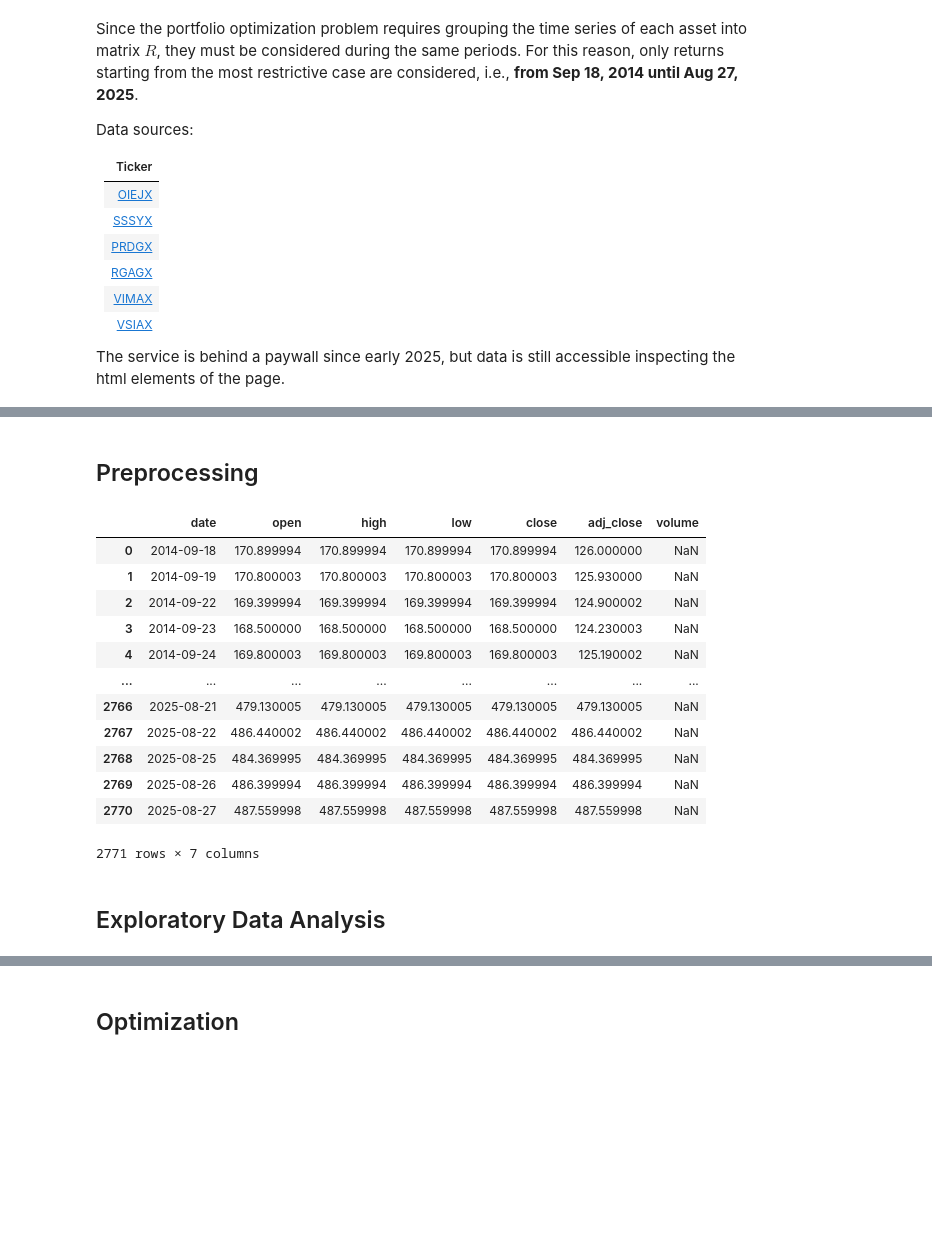
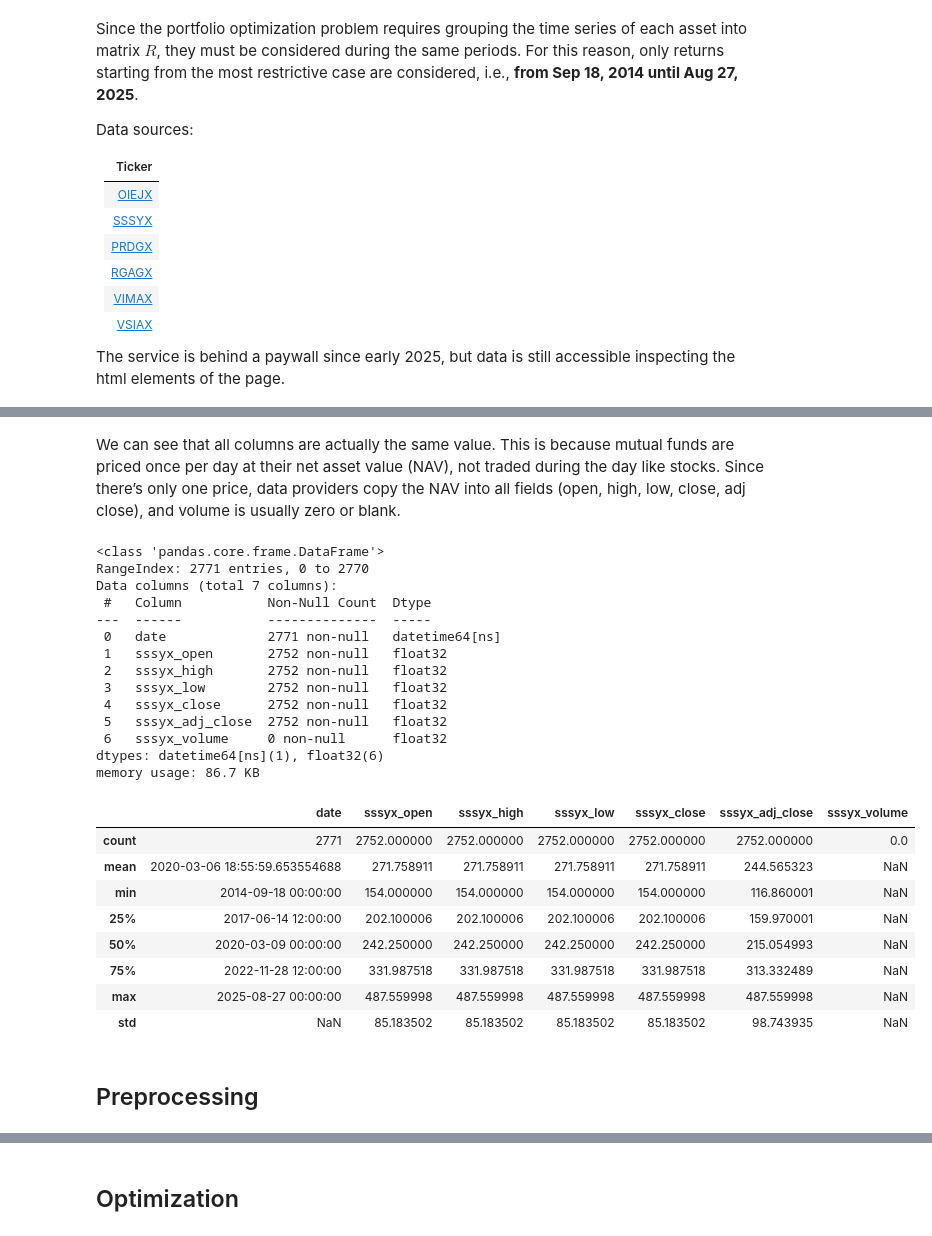
Before and after one commit to Grego-GT/portfolioOptimization, a Jupyter notebook: src/portfolioOptimization.ipynb, the cells around one changed output, grey strips where cells are left out. Saved outputs shown, nothing was run; the diff lists cells and outputs as text; code cells hidden in the pictures; blank space fills up the shorter version.

```diff
--- a/src/portfolioOptimization.ipynb
+++ b/src/portfolioOptimization.ipynb
@@ -88,53 +148,31 @@ import cvxpy as cp
+# %% [markdown]
+We can see that all columns are actually the same value. This is because mutual funds are priced once per day at their net asset value (NAV), not traded during the day like stocks. Since there’s only one price, data providers copy the NAV into all fields (open, high, low, close, adj close), and volume is usually zero or blank.
+# %%
+sssyx.info()
+sssyx.describe()
+# %% [output]
+<class 'pandas.core.frame.DataFrame'>
+RangeIndex: 2771 entries, 0 to 2770
+Data columns (total 7 columns):
+ #   Column           Non-Null Count  Dtype
+---  ------           --------------  -----
+ 0   date             2771 non-null   datetime64[ns]
+ 1   sssyx_open       2752 non-null   float32
+ 2   sssyx_high       2752 non-null   float32
+ 3   sssyx_low        2752 non-null   float32
+ 4   sssyx_close      2752 non-null   float32
+ 5   sssyx_adj_close  2752 non-null   float32
+ 6   sssyx_volume     0 non-null      float32
+dtypes: datetime64[ns](1), float32(6)
+memory usage: 86.7 KB
+|  | date | sssyx_open | sssyx_high | sssyx_low | sssyx_close | sssyx_adj_close | sssyx_volume |
+| count | 2771 | 2752.000000 | 2752.000000 | 2752.000000 | 2752.000000 | 2752.000000 | 0.0 |
+| mean | 2020-03-06 18:55:59.653554688 | 271.758911 | 271.758911 | 271.758911 | 271.758911 | 244.565323 | NaN |
+| min | 2014-09-18 00:00:00 | 154.000000 | 154.000000 | 154.000000 | 154.000000 | 116.860001 | NaN |
+| 25% | 2017-06-14 12:00:00 | 202.100006 | 202.100006 | 202.100006 | 202.100006 | 159.970001 | NaN |
+| 50% | 2020-03-09 00:00:00 | 242.250000 | 242.250000 | 242.250000 | 242.250000 | 215.054993 | NaN |
+| 75% | 2022-11-28 12:00:00 | 331.987518 | 331.987518 | 331.987518 | 331.987518 | 313.332489 | NaN |
+| max | 2025-08-27 00:00:00 | 487.559998 | 487.559998 | 487.559998 | 487.559998 | 487.559998 | NaN |
+| std | NaN | 85.183502 | 85.183502 | 85.183502 | 85.183502 | 98.743935 | NaN |
 # %% [markdown]
 ## Preprocessing
-# %%
-# Path to the HTML file
-html_file = '../data/sssyx.html'
-
-# Read the HTML file
-with open(html_file, 'r') as file:
-    html_content = file.read()
-
-# Parse HTML content
-soup = BeautifulSoup(html_content, 'lxml')
-
-# Extract table data
-table_rows = soup.find_all('tr')
-
-# Prepare data for pandas DataFrame
-data = []
-for row in table_rows:
-    row_data = []
-    for cell in row.find_all(['td', 'th']):
-        row_data.append(cell.text.strip())
-    if row_data:  # Skip empty rows
-        data.append(row_data)
-
-# Create DataFrame
-columns = ['date', 'open', 'high', 'low', 'close', 'adj_close', 'volume']
-df = pd.DataFrame(data, columns=columns)
-df['date'] = pd.to_datetime(df['date'])
-# Convert all columns except 'date' to numeric, downcasting to the smallest float possible
-for col in df.columns:
-    if col != 'date':
-        df[col] = pd.to_numeric(df[col], errors='coerce', downcast='float')
-df = df.sort_values('date', ascending=True).reset_index(drop=True)
-
-# Display the DataFrame
-df
-# %% [output]
-|  | date | open | high | low | close | adj_close | volume |
-| 0 | 2014-09-18 | 170.899994 | 170.899994 | 170.899994 | 170.899994 | 126.000000 | NaN |
-| 1 | 2014-09-19 | 170.800003 | 170.800003 | 170.800003 | 170.800003 | 125.930000 | NaN |
-| 2 | 2014-09-22 | 169.399994 | 169.399994 | 169.399994 | 169.399994 | 124.900002 | NaN |
-| 3 | 2014-09-23 | 168.500000 | 168.500000 | 168.500000 | 168.500000 | 124.230003 | NaN |
-| 4 | 2014-09-24 | 169.800003 | 169.800003 | 169.800003 | 169.800003 | 125.190002 | NaN |
-| ... | ... | ... | ... | ... | ... | ... | ... |
-| 2766 | 2025-08-21 | 479.130005 | 479.130005 | 479.130005 | 479.130005 | 479.130005 | NaN |
-| 2767 | 2025-08-22 | 486.440002 | 486.440002 | 486.440002 | 486.440002 | 486.440002 | NaN |
-| 2768 | 2025-08-25 | 484.369995 | 484.369995 | 484.369995 | 484.369995 | 484.369995 | NaN |
-| 2769 | 2025-08-26 | 486.399994 | 486.399994 | 486.399994 | 486.399994 | 486.399994 | NaN |
-| 2770 | 2025-08-27 | 487.559998 | 487.559998 | 487.559998 | 487.559998 | 487.559998 | NaN |
-2771 rows × 7 columns
-# %% [markdown]
-## Exploratory Data Analysis
```
Also changed, not shown: parts of 28 cells of this notebook.
